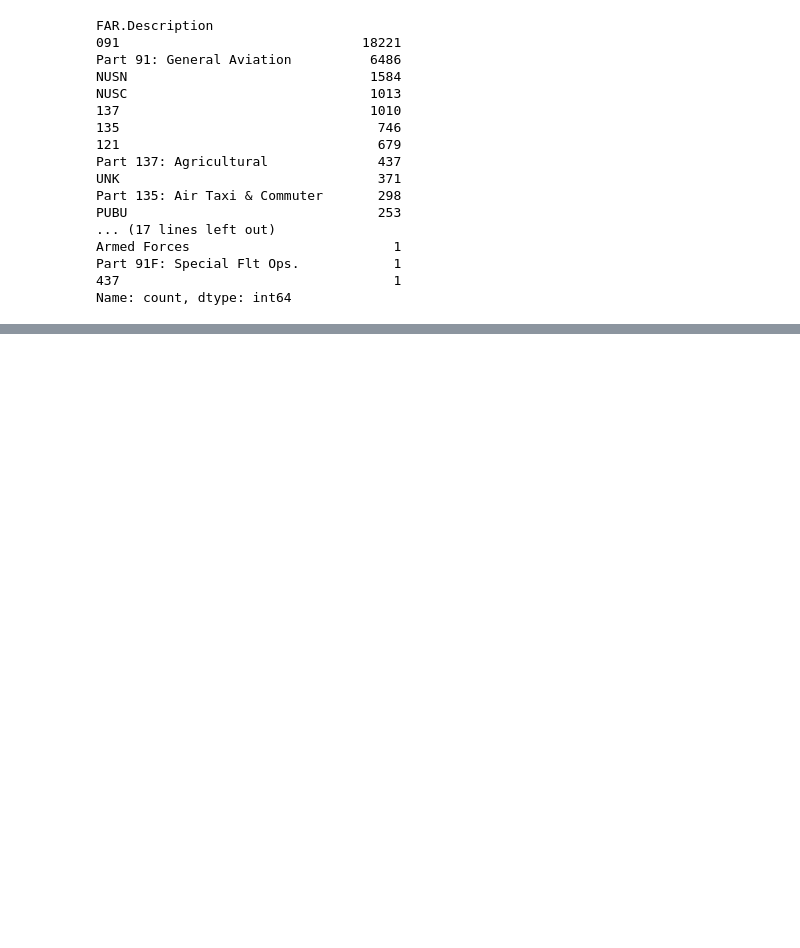
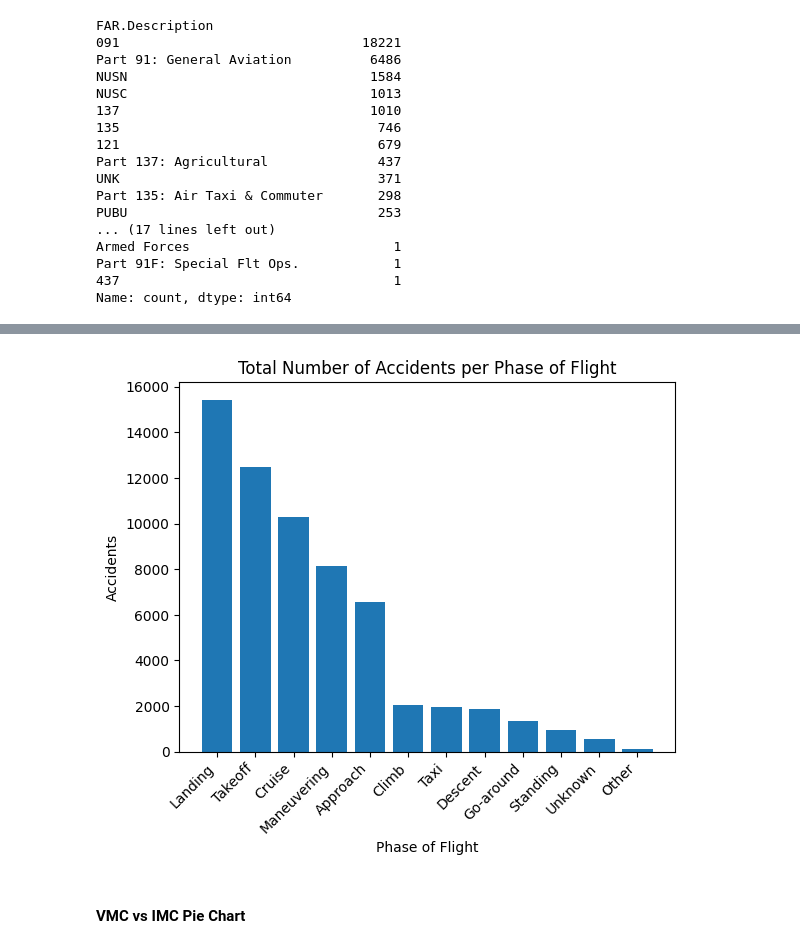
Before and after one commit to mnejaime/ntsb-analysis, a Jupyter notebook: notebook.ipynb, the cells around one changed output, grey strips where cells are left out. Saved outputs shown, nothing was run; the diff lists cells and outputs as text; code cells hidden in the pictures; blank space fills up the shorter version.

```diff
--- a/notebook.ipynb
+++ b/notebook.ipynb
@@ -174,0 +187,18 @@ plt.show()
+# %%
+# Lets find out during which phase of flight accidents occur
+# Grouping number of accidents by phase of flight
+
+df_phase_acc = df.groupby('Broad.phase.of.flight').size().reset_index(name='Accidents')
+df_phase_acc = df_phase_acc.sort_values(by='Accidents', ascending=False)
+# %%
+fig, ax = plt.subplots()
+ax.bar(df_phase_acc["Broad.phase.of.flight"], df_phase_acc["Accidents"])
+ax.set_title("Total Number of Accidents per Phase of Flight")
+ax.set_xlabel("Phase of Flight")
+ax.set_ylabel("Accidents")
+plt.xticks(rotation=45, ha='right')
+plt.show()
+# %% [output]
+[figure, added]
+# %% [markdown]
+#### VMC vs IMC Pie Chart
```
Also changed, not shown: parts of 22 cells of this notebook.
